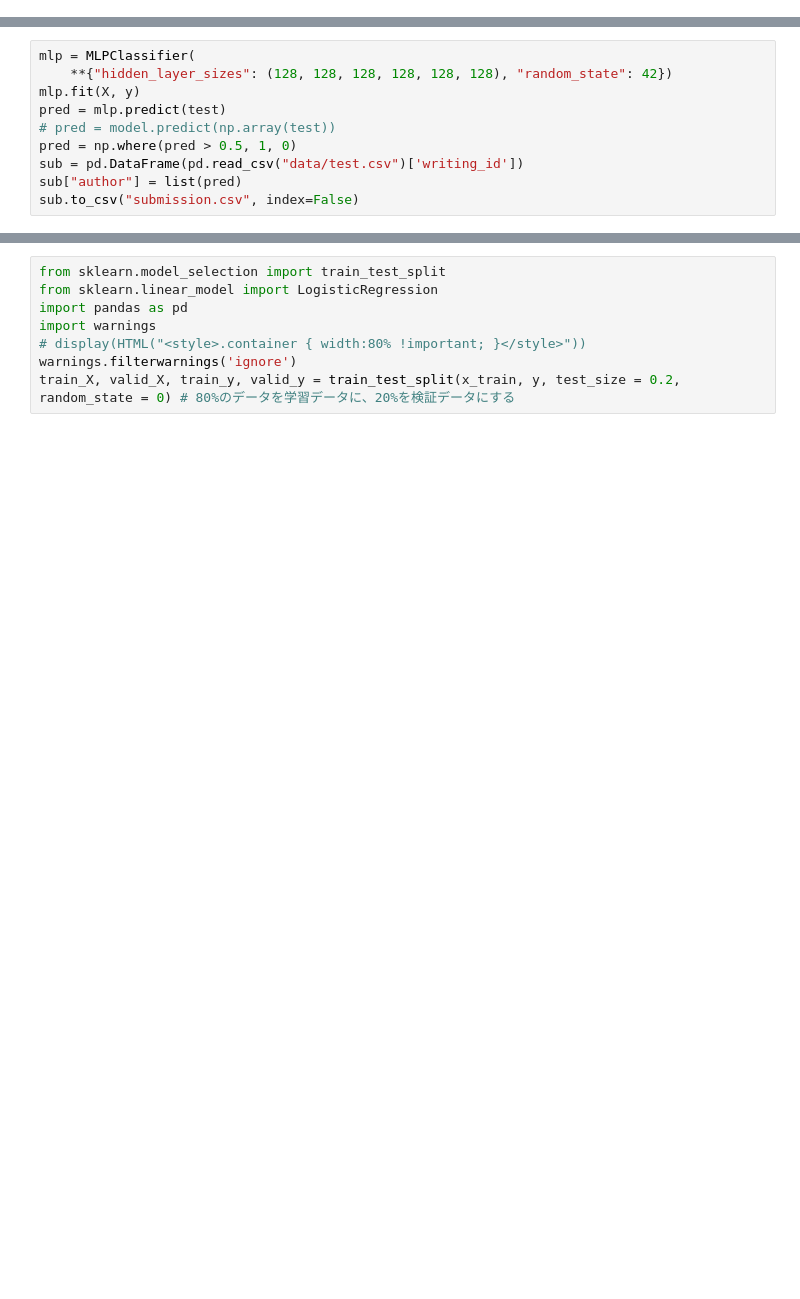
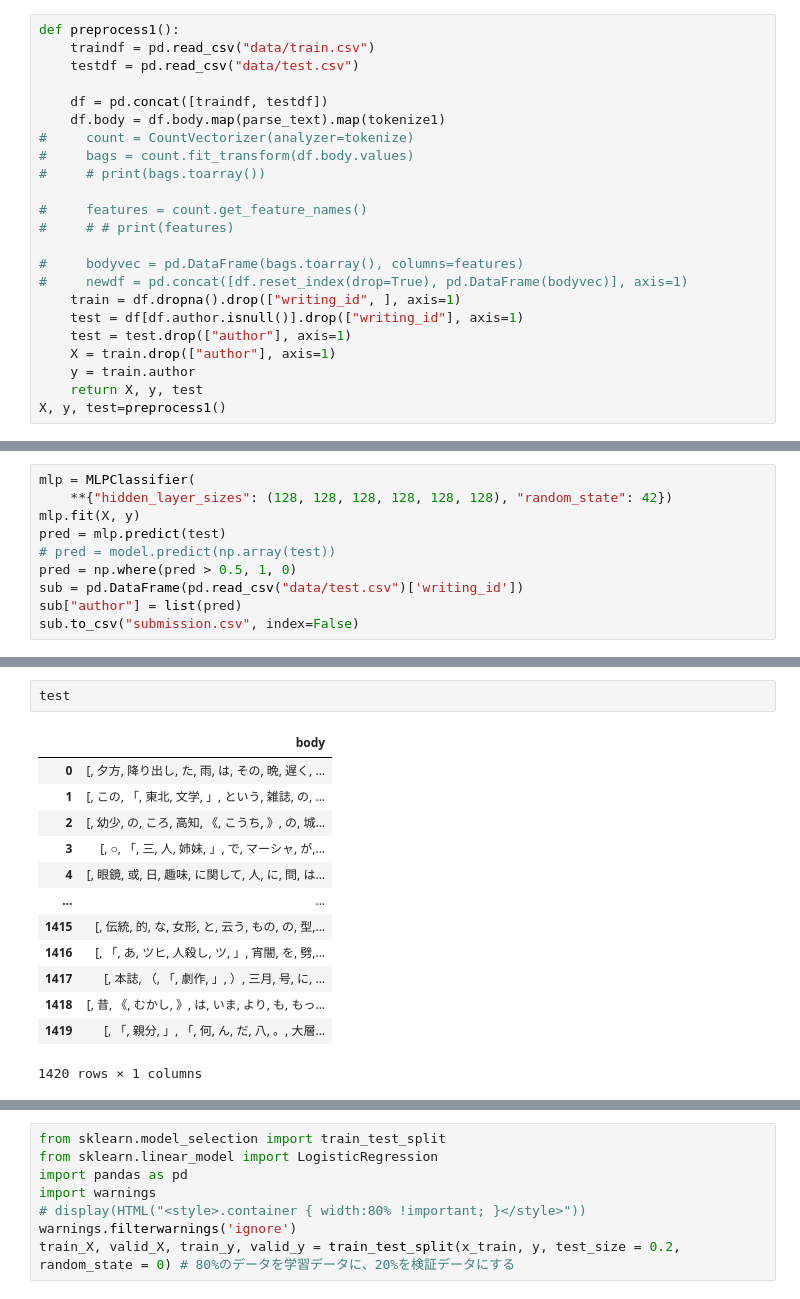
Before and after one commit to kyouyap/akutagawa, a Jupyter notebook: LSTM.ipynb, the cells around one changed output, grey strips where cells are left out. Drawn from its saved outputs; the diff is of its cells as text; blank space fills up the shorter version.

```diff
--- a/LSTM.ipynb
+++ b/LSTM.ipynb
@@ -153,2 +189,25 @@ To retain the current behavior and silence the warning, pass 'sort=True'.
+# %%
+def preprocess1():
+    traindf = pd.read_csv("data/train.csv")
+    testdf = pd.read_csv("data/test.csv")
+
+    df = pd.concat([traindf, testdf])
+    df.body = df.body.map(parse_text).map(tokenize1)
+#     count = CountVectorizer(analyzer=tokenize)
+#     bags = count.fit_transform(df.body.values)
+#     # print(bags.toarray())
+
+#     features = count.get_feature_names()
+#     # # print(features)
+
+#     bodyvec = pd.DataFrame(bags.toarray(), columns=features)
+#     newdf = pd.concat([df.reset_index(drop=True), pd.DataFrame(bodyvec)], axis=1)
+    train = df.dropna().drop(["writing_id", ], axis=1)
+    test = df[df.author.isnull()].drop(["writing_id"], axis=1)
+    test = test.drop(["author"], axis=1)
+    X = train.drop(["author"], axis=1)
+    y = train.author
+    return X, y, test
+X, y, test=preprocess1()
 # %%
 X
@@ -212,3 +324,19 @@ sub.to_csv("submission.csv", index=False)
+# %%
+test
+# %% [output]
+|  | body |
+| 0 | [, 夕方, 降り出し, た, 雨, は, その, 晩, 遅く, ... |
+| 1 | [, この, 「, 東北, 文学, 」, という, 雑誌, の, ... |
+| 2 | [, 幼少, の, ころ, 高知, 《, こうち, 》, の, 城... |
+| 3 | [, ○, 「, 三, 人, 姉妹, 」, で, マーシャ, が,... |
+| 4 | [, 眼鏡, 或, 日, 趣味, に関して, 人, に, 問, は... |
+| ... | ... |
+| 1415 | [, 伝統, 的, な, 女形, と, 云う, もの, の, 型,... |
+| 1416 | [, 「, あ, ツヒ, 人殺し, ツ, 」, 宵闇, を, 劈,... |
+| 1417 | [, 本誌, （, 「, 劇作, 」, ）, 三月, 号, に, ... |
+| 1418 | [, 昔, 《, むかし, 》, は, いま, より, も, もっ... |
+| 1419 | [, 「, 親分, 」, 「, 何, ん, だ, 八, 。, 大層... |
+1420 rows × 1 columns
 # %%
 from keras.preprocessing.text import Tokenizer
 from keras.preprocessing.sequence import pad_sequences
```
Also changed, not shown: parts of 16 cells of this notebook, 6 other files.
